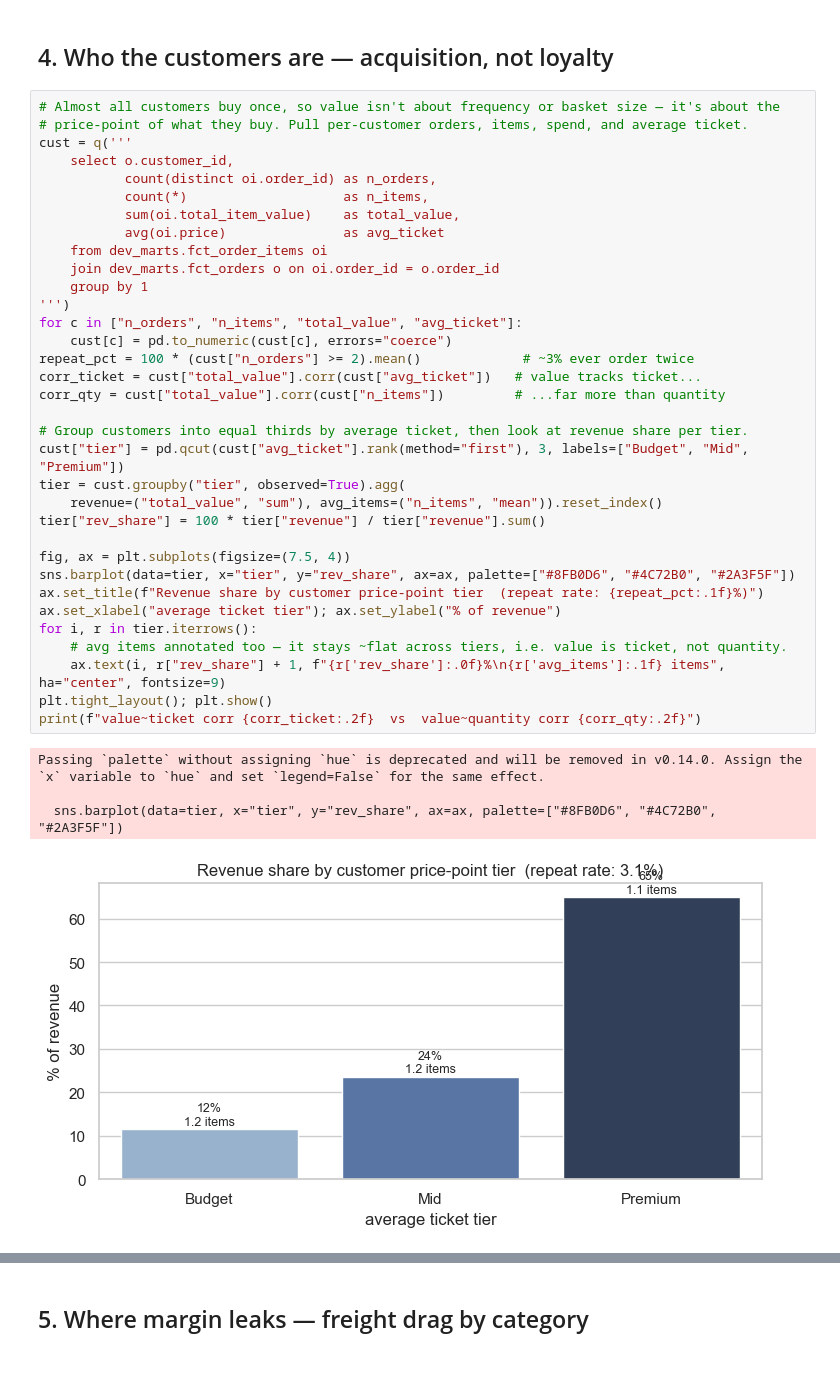
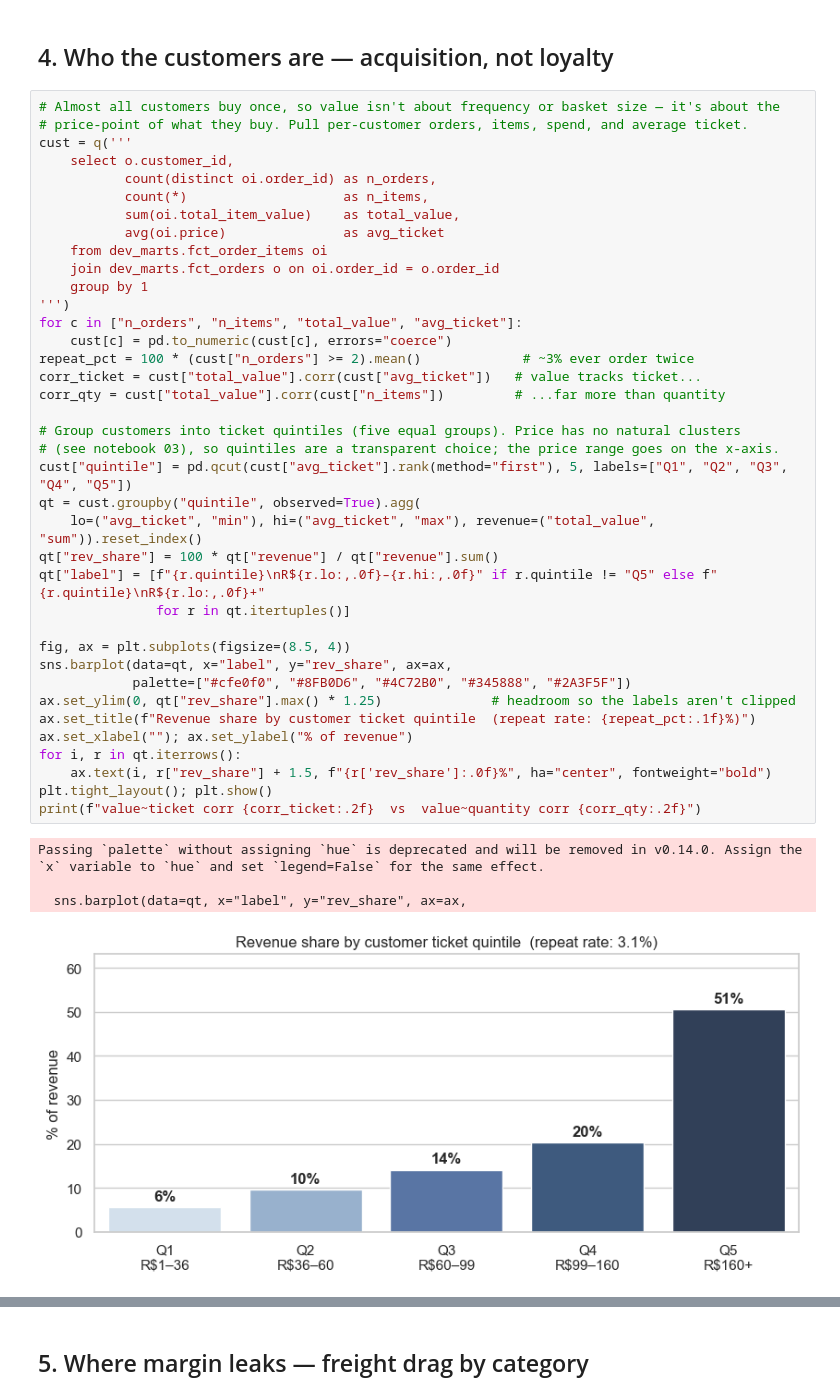
Before and after one commit to Darth0525/retail-platform-analytics, a Jupyter notebook: analysis/00_executive_summary.ipynb, the cells around one changed output, grey strips where cells are left out. Drawn from its saved outputs; the diff is of its cells as text; blank space fills up the shorter version.

```diff
--- a/analysis/00_executive_summary.ipynb
+++ b/analysis/00_executive_summary.ipynb
@@ -154,41 +154,45 @@ distance, weight, and category. Delivery reliability, not price or product, is w
 # %%
 # Almost all customers buy once, so value isn't about frequency or basket size — it's about the
 # price-point of what they buy. Pull per-customer orders, items, spend, and average ticket.
 cust = q('''
     select o.customer_id,
            count(distinct oi.order_id) as n_orders,
            count(*)                    as n_items,
            sum(oi.total_item_value)    as total_value,
            avg(oi.price)               as avg_ticket
     from dev_marts.fct_order_items oi
     join dev_marts.fct_orders o on oi.order_id = o.order_id
     group by 1
 ''')
 for c in ["n_orders", "n_items", "total_value", "avg_ticket"]:
     cust[c] = pd.to_numeric(cust[c], errors="coerce")
 repeat_pct = 100 * (cust["n_orders"] >= 2).mean()             # ~3% ever order twice
 corr_ticket = cust["total_value"].corr(cust["avg_ticket"])   # value tracks ticket...
 corr_qty = cust["total_value"].corr(cust["n_items"])         # ...far more than quantity
 
-# Group customers into equal thirds by average ticket, then look at revenue share per tier.
-cust["tier"] = pd.qcut(cust["avg_ticket"].rank(method="first"), 3, labels=["Budget", "Mid", "Premium"])
-tier = cust.groupby("tier", observed=True).agg(
-    revenue=("total_value", "sum"), avg_items=("n_items", "mean")).reset_index()
-tier["rev_share"] = 100 * tier["revenue"] / tier["revenue"].sum()
+# Group customers into ticket quintiles (five equal groups). Price has no natural clusters
+# (see notebook 03), so quintiles are a transparent choice; the price range goes on the x-axis.
+cust["quintile"] = pd.qcut(cust["avg_ticket"].rank(method="first"), 5, labels=["Q1", "Q2", "Q3", "Q4", "Q5"])
+qt = cust.groupby("quintile", observed=True).agg(
+    lo=("avg_ticket", "min"), hi=("avg_ticket", "max"), revenue=("total_value", "sum")).reset_index()
+qt["rev_share"] = 100 * qt["revenue"] / qt["revenue"].sum()
+qt["label"] = [f"{r.quintile}\nR${r.lo:,.0f}–{r.hi:,.0f}" if r.quintile != "Q5" else f"{r.quintile}\nR${r.lo:,.0f}+"
+               for r in qt.itertuples()]
 
-fig, ax = plt.subplots(figsize=(7.5, 4))
-sns.barplot(data=tier, x="tier", y="rev_share", ax=ax, palette=["#8FB0D6", "#4C72B0", "#2A3F5F"])
-ax.set_title(f"Revenue share by customer price-point tier  (repeat rate: {repeat_pct:.1f}%)")
-ax.set_xlabel("average ticket tier"); ax.set_ylabel("% of revenue")
-for i, r in tier.iterrows():
-    # avg items annotated too — it stays ~flat across tiers, i.e. value is ticket, not quantity.
-    ax.text(i, r["rev_share"] + 1, f"{r['rev_share']:.0f}%\n{r['avg_items']:.1f} items", ha="center", fontsize=9)
+fig, ax = plt.subplots(figsize=(8.5, 4))
+sns.barplot(data=qt, x="label", y="rev_share", ax=ax,
+            palette=["#cfe0f0", "#8FB0D6", "#4C72B0", "#345888", "#2A3F5F"])
+ax.set_ylim(0, qt["rev_share"].max() * 1.25)              # headroom so the labels aren't clipped
+ax.set_title(f"Revenue share by customer ticket quintile  (repeat rate: {repeat_pct:.1f}%)")
+ax.set_xlabel(""); ax.set_ylabel("% of revenue")
+for i, r in qt.iterrows():
+    ax.text(i, r["rev_share"] + 1.5, f"{r['rev_share']:.0f}%", ha="center", fontweight="bold")
 plt.tight_layout(); plt.show()
 print(f"value~ticket corr {corr_ticket:.2f}  vs  value~quantity corr {corr_qty:.2f}")
 # %% [output]
 Passing `palette` without assigning `hue` is deprecated and will be removed in v0.14.0. Assign the `x` variable to `hue` and set `legend=False` for the same effect.
 
-  sns.barplot(data=tier, x="tier", y="rev_share", ax=ax, palette=["#8FB0D6", "#4C72B0", "#2A3F5F"])
+  sns.barplot(data=qt, x="label", y="rev_share", ax=ax,
-[figure, old version]
+[figure, new version]
 value~ticket corr 0.90  vs  value~quantity corr 0.23
 # %% [markdown]
```
Also changed, not shown: parts of 3 cells of this notebook, 1 other file.
